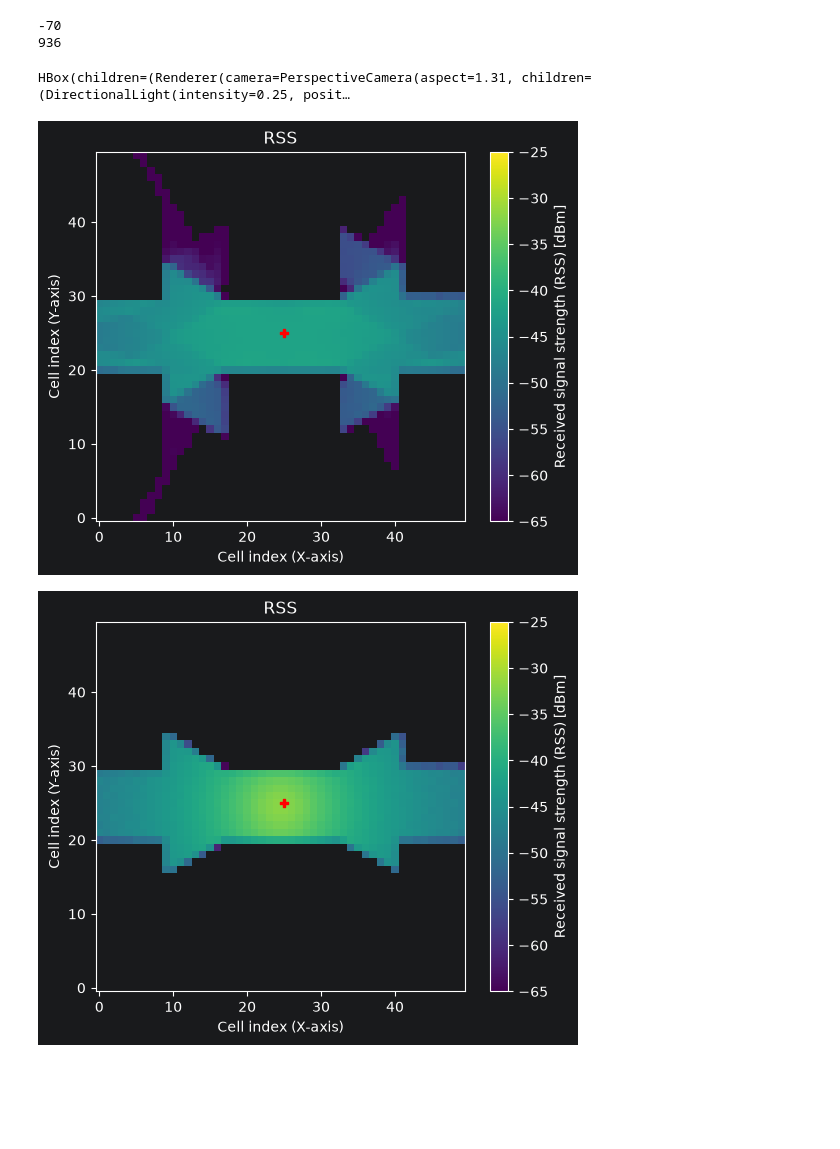
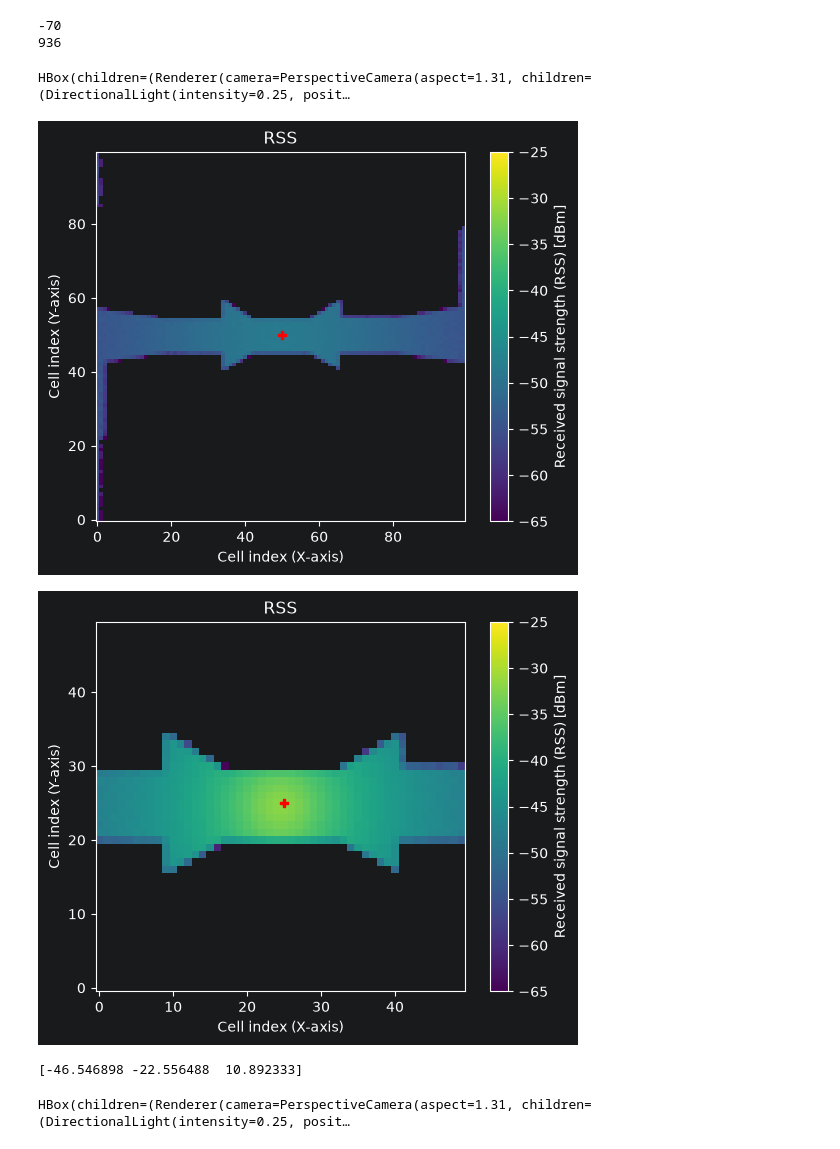
Before and after one commit to yexur3/learning-notes, a Jupyter notebook: python-projects/practice-python-and-sionna-study/practice.ipynb, the cells around one changed output. Drawn from its saved outputs; the diff is of its cells as text; code cells hidden in the pictures; blank space fills up the shorter version.

Commit message:
moving buildings

```diff
--- a/python-projects/practice-python-and-sionna-study/practice.ipynb
+++ b/python-projects/practice-python-and-sionna-study/practice.ipynb
@@ -397,23 +397,36 @@ print(area_gains[best_index])
 -70
 936
 # %%
-street_tx.position = [0, 0, 30]
+street_tx.position = [0, 0, 60]
 
 high_tx_map = map_solver(
     scene=street_scene,
-    max_depth=1,
+    max_depth=0,
     refraction=False,
     samples_per_tx=1_000_000,
     center=[0,0,1.5],
     orientation=[0,0,0],
-    size = [100,100],
+    size = [200,200],
     cell_size=[2, 2]
 )
 
 high_tx_map.show(metric = "rss", vmin = -65, vmax = -25)
 street_map.show(metric = "rss", vmin = -65, vmax = -25)
 street_scene.preview(radio_map=high_tx_map, rm_metric="rss", rm_vmin=-65, rm_vmax=-25)
 # %% [output]
 HBox(children=(Renderer(camera=PerspectiveCamera(aspect=1.31, children=(DirectionalLight(intensity=0.25, posit…
-[figure, old version]
+[figure, new version]
 [figure]
+# %%
+building = street_scene.get("building_1")
+
+original_position = np.array(building.position).reshape(3).copy()
+print(original_position)
+# %% [output]
+[-46.546898 -22.556488  10.892333]
+# %%
+building.position = (original_position + [0,0,0]).tolist()
+
+street_scene.preview()
+# %% [output]
+HBox(children=(Renderer(camera=PerspectiveCamera(aspect=1.31, children=(DirectionalLight(intensity=0.25, posit…
```
